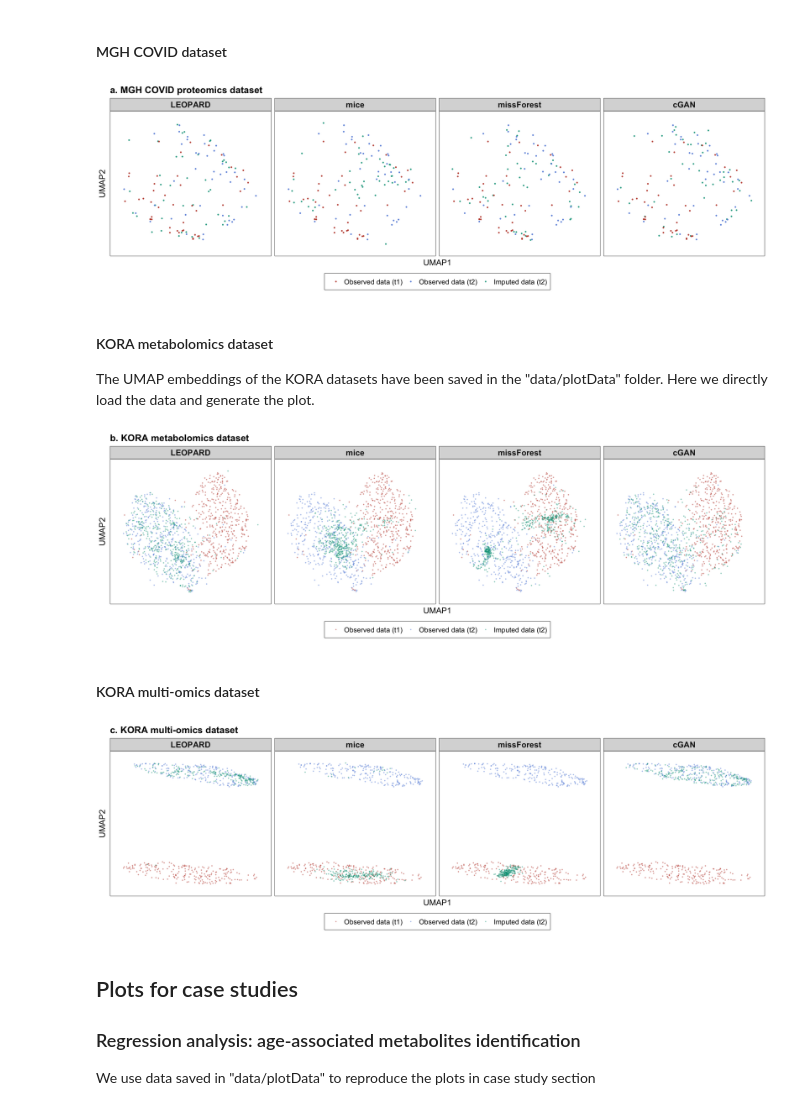
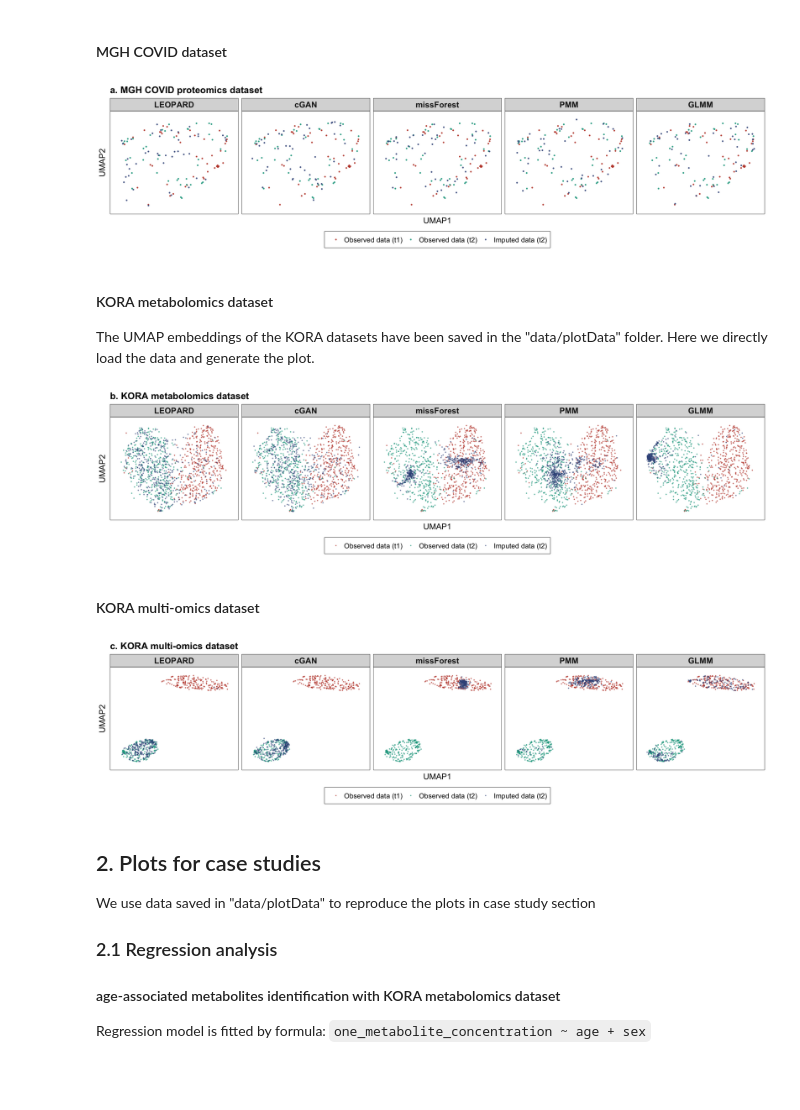
Before and after one commit to HAN-Siyu/LEOPARD, a Jupyter notebook: plot.ipynb, the cells around one changed output. Cells and saved outputs as stored; diff of their text form; code cells hidden in the pictures; blank space fills up the shorter version.

Commit message:
plots for new analyses

```diff
--- a/plot.ipynb
+++ b/plot.ipynb
@@ -87,27 +93,31 @@ PB_MGH <- process_PB_data(imputation_dir = imputation_dir_MGH, groundtruth_path
 We use the following function to generate boxplots.
 # %%
 # function for generating boxplot
-generate_boxplot <- function(input_plotData, y_break = seq(0, 1, 0.2), y_trans = "identity", title = "") {
+
+format_PB_input <- function(input_plotData){
     # format method order in the plot
-    input_plotData$method <- factor(input_plotData$method, levels = c("LEOPARD", "mice", "missForest", "cGAN"))
+    input_plotData[["method"]] <- factor(input_plotData[["method"]],
+                                         levels = c("LEOPARD", "cGAN", "missForest", "PMM", "GLMM"))
 
     # format obsNum order in the plot
-    obsNum_values <- unique(input_plotData$obsNum)
+    obsNum_values <- unique(input_plotData[["obsNum"]])
     obsNum_numeric_part <- as.numeric(gsub("obsNum = ", "", obsNum_values, fixed = TRUE))
     obsNum_values_sorted <- obsNum_values[order(obsNum_numeric_part)]
-    input_plotData$obsNum <- factor(input_plotData$obsNum, levels = obsNum_values_sorted)
+    input_plotData[["obsNum"]] <- factor(input_plotData[["obsNum"]], levels = obsNum_values_sorted)
+    input_plotData
+}
 
-    # generate boxplot
+generate_boxplot <- function(input_plotData, y_break = seq(0, 1, 0.2), y_trans = "identity", title = "") {
     boxplot_out <- ggplot(data = input_plotData, aes(x = method, y = PB, colour = method)) +
         geom_boxplot(outlier.colour = "black", outlier.shape = NA, notch = F) +
         # geom_violin(alpha = I(0.5), trim = F, colour = "gray", fill = NA, scale = "count") + # add violin plot?
         geom_jitter(alpha = I(0.5), shape = 16, width = 0.2) +
         scale_y_continuous(breaks = y_break, trans = y_trans) +
-        facet_wrap(~ obsNum, scales = "fixed", drop = T, nrow = 1) +
+        facet_wrap(~ obsNum, scales = "fixed", drop = TRUE, nrow = 1) +
         theme_bw() +
         theme(legend.position = 'none',
               panel.grid.major.x = element_blank(),
-              panel.grid.major.y = element_blank(),
+              # panel.grid.major.y = element_blank(),
               panel.grid.minor.x = element_blank(),
               panel.grid.minor.y = element_blank(),
               plot.title   = element_text(size = 16, face = "bold"),
@@ -122,7 +132,7 @@ generate_boxplot <- function(input_plotData, y_break = seq(0, 1, 0.2), y_trans =
         xlab("Imputation methods") +
         ylab("Percent bias") +
         ggtitle(title) +
-        scale_color_manual(values = colorspace::darken(pal_npg("nrc", alpha = 0.8)(9)[c(1:4)], 0.02))
+        scale_color_manual(values = colorspace::darken(pal_npg("nrc", alpha = 0.8)(5), 0.02))
     boxplot_out
 }
 # %% [markdown]
@@ -266,20 +349,21 @@ We use the following function to visualize UMAP embeddings.
 # %%
 generate_umap_plot <- function(input_plotData, point_size = 1, point_alpha = I(0.9), title = "") {
     # format method order in the plot
-    input_plotData$group  <- factor(input_plotData$group, levels = c("LEOPARD", "mice", "missForest", "cGAN"))
+    input_plotData[["group"]]  <- factor(input_plotData[["group"]],
+                                         levels = c("LEOPARD", "cGAN", "missForest", "PMM", "GLMM"))
 
     # format data source order in the plot
-    input_plotData$source <- factor(input_plotData$source,
-                                    levels = c("Observed data (t1)", "Observed data (t2)", "Imputed data (t2)"))
+    input_plotData[["source"]] <- factor(input_plotData[["source"]],
+                                         levels = c("Observed data (t1)", "Observed data (t2)", "Imputed data (t2)"))
 
     # visualize UMAP embeddings
     plot_umap <- ggplot(data = input_plotData, aes(x = V1, y = V2, color = source))+
         geom_point(shape = 16, alpha = point_alpha, size = point_size) +
         # stat_ellipse(aes(colour = source), linewidth = 0.4, alpha = 0.9, lty = 2) + # add ellipse?
         facet_wrap(~ group, scales = "fixed", nrow = 1) +
-        scale_colour_manual(values = c(pal_nejm("default")(8)[c(1)],
-                                       pal_startrek("uniform")(7)[c(2)],
-                                       pal_npg("nrc")(9)[c(3)])) +
+        scale_colour_manual(values = c(pal_nejm("default", alpha = 0.55)(1),
+                                       pal_npg("nrc", alpha = 0.55)(3)[3],
+                                       pal_npg("nrc", alpha = 0.7)(4)[4])) +
         theme_bw() +
         scale_y_continuous(expand = expansion(c(0.1, 0.1))) +
         scale_x_continuous(expand = expansion(c(0.1, 0.1))) +
@@ -308,15 +392,16 @@ generate_umap_plot <- function(input_plotData, point_size = 1, point_alpha = I(0
 # %% [markdown]
 #### MGH COVID dataset
 # %%
-options(repr.plot.width = 16, repr.plot.height = 5)
+options(repr.plot.width = 16, repr.plot.height = 4)
 
 plot_umap_MGH <- generate_umap_plot(input_plotData = umap_MGH,
                                     point_size = 1, point_alpha = I(0.9),
                                     title = "a. MGH COVID proteomics dataset")
 
+# The plot may vary slightly with each run due to the stochastic mechanisms involved.
 plot_umap_MGH
 # %% [output]
-[figure, old version]
+[figure, new version]
 # %% [markdown]
 #### KORA metabolomics dataset
 
@@ -327,11 +412,11 @@ umap_koraMeta <- read.table("data/plotData/evaluation_umap_koraMeta.csv", sep =
 
 # visualize UMAP embeddings
 plot_umap_koraMeta <- generate_umap_plot(input_plotData = umap_koraMeta,
-                                         point_size = 0.7, point_alpha = I(0.5),
+                                         point_size = 0.7, point_alpha = I(0.7),
                                          title = "b. KORA metabolomics dataset")
 plot_umap_koraMeta
 # %% [output]
-[figure, old version]
+[figure, new version]
 # %% [markdown]
 #### KORA multi-omics dataset
 # %%
@@ -340,14 +425,20 @@ umap_koraMulti <- read.table("data/plotData/evaluation_umap_koraMulti.csv", sep
 
 # visualize UMAP embeddings
 plot_umap_koraMulti <- generate_umap_plot(input_plotData = umap_koraMulti,
-                                          point_size = 0.7, point_alpha = I(0.5),
+                                          point_size = 0.7, point_alpha = I(0.7),
                                           title = "c. KORA multi-omics dataset")
 plot_umap_koraMulti
 # %% [output]
-[figure, old version]
+[figure, new version]
 # %% [markdown]
-## Plots for case studies
-### Regression analysis: age-associated metabolites identification
+## 2. Plots for case studies
 
 We use data saved in "data/plotData" to reproduce the plots in case study section
+
+### 2.1 Regression analysis
+
+#### age-associated metabolites identification with KORA metabolomics dataset
+
+Regression model is fitted by formula:
+`one_metabolite_concentration ~ age + sex`
 # %%
```
Also changed, not shown: parts of 24 cells of this notebook.
